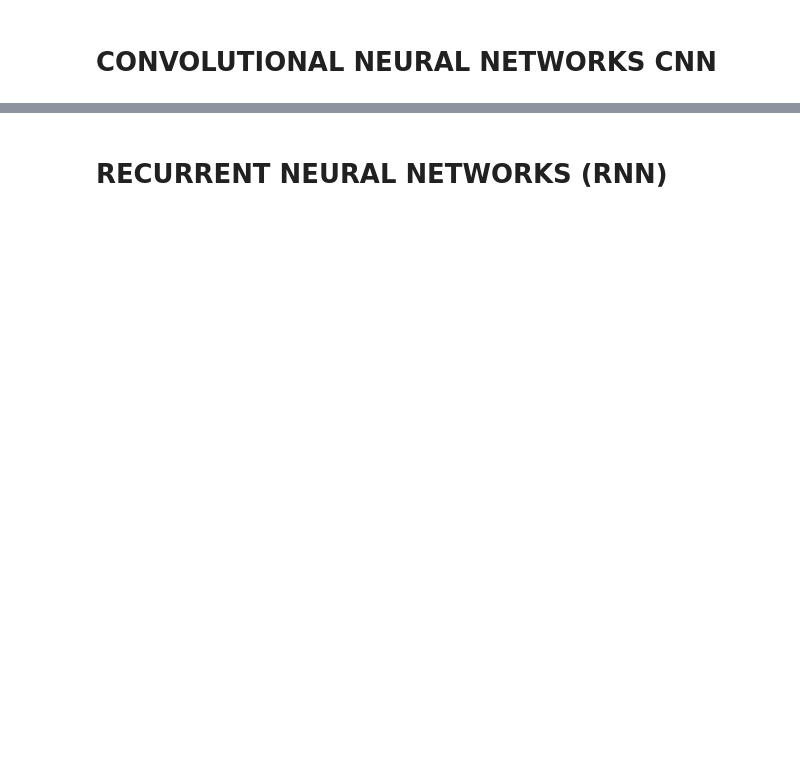
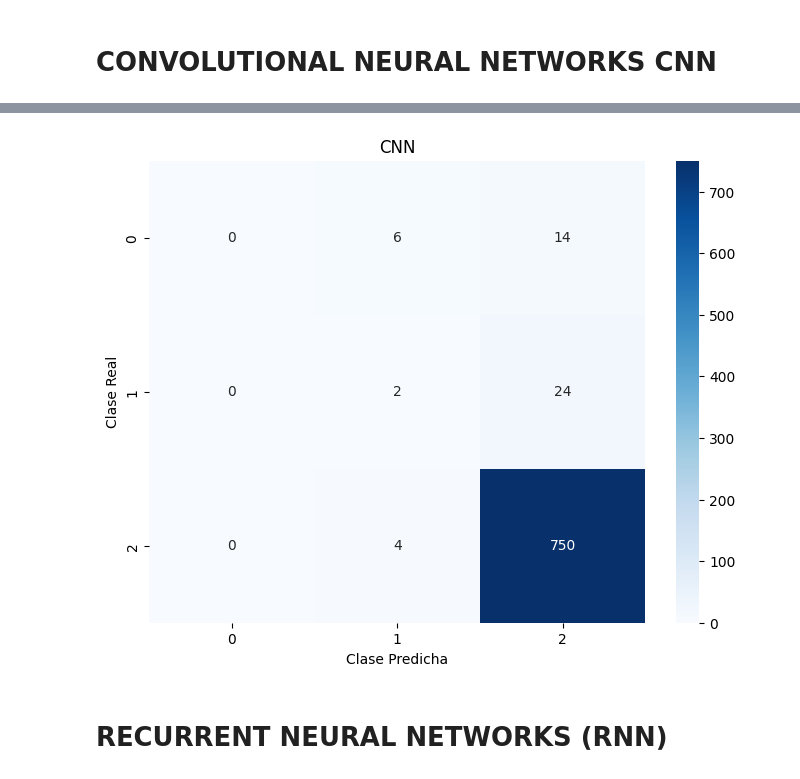
Before and after one commit to Johan-Lopez-Torres/sentiment-analysis-amazon, a Jupyter notebook: codigo-producto.ipynb, the cells around one changed output, grey strips where cells are left out. Saved outputs shown, nothing was run; the diff lists cells and outputs as text; code cells hidden in the pictures; blank space fills up the shorter version.

```diff
--- a/codigo-producto.ipynb
+++ b/codigo-producto.ipynb
@@ -800,3 +787,29 @@ Confusion Matrix:
+# %%
+from sklearn.metrics import confusion_matrix, classification_report
+import seaborn as sns
+import matplotlib.pyplot as plt
+
+# Obtener las clases reales
+true_classes = np.argmax(val_labels_oh, axis=1)
+
+# Obtener las clases predichas
+predicted_classes = np.argmax(val_predictions, axis=1)
+
+# Calcular la matriz de confusión
+conf_matrix = confusion_matrix(true_classes, predicted_classes)
+
+# Obtener las etiquetas únicas
+labels = np.unique(true_classes)
+
+# Crear el heatmap
+plt.figure(figsize=(8, 6))
+sns.heatmap(conf_matrix, annot=True, fmt="d", cmap="Blues", xticklabels=labels, yticklabels=labels)
+plt.xlabel('Clase Predicha')
+plt.ylabel('Clase Real')
+plt.title('CNN')
+plt.show()
+# %% [output]
+[figure, added]
 # %% [markdown]
 # RECURRENT NEURAL NETWORKS (RNN)
 # %%
```
Also changed, not shown: parts of 56 cells of this notebook, 1 other file.
